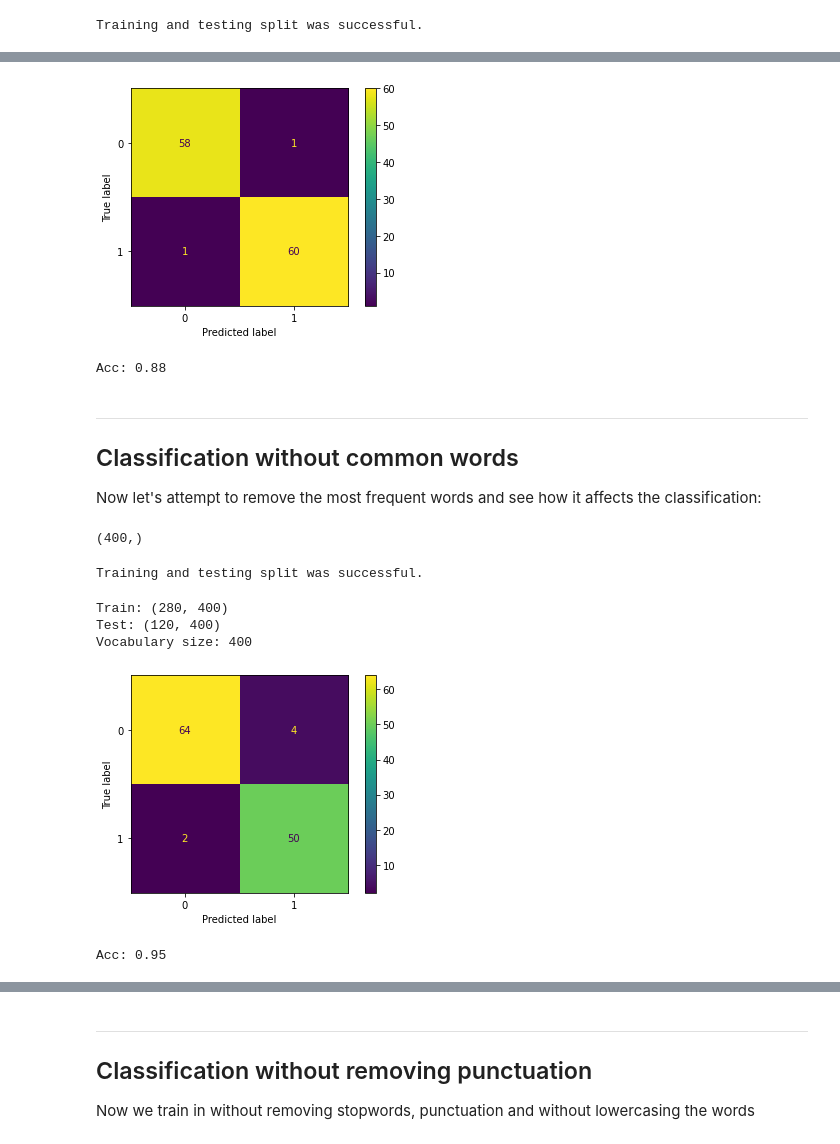
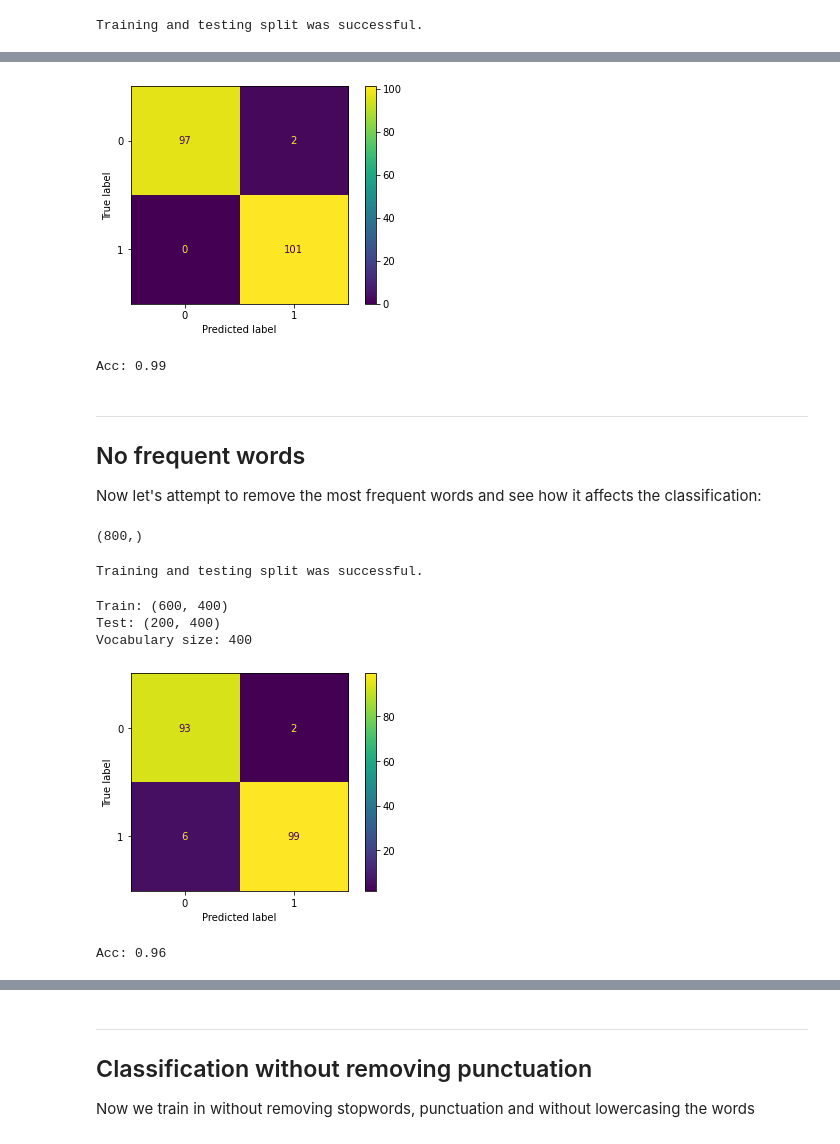
Before and after one commit to edgolyakova/DataScienceProj, a Jupyter notebook: Part 1.ipynb, the cells around one changed output, grey strips where cells are left out. Cells and saved outputs as stored; diff of their text form; code cells hidden in the pictures.

```diff
--- a/Part 1.ipynb
+++ b/Part 1.ipynb
@@ -758,23 +763,24 @@ from sklearn.svm import SVC
 
 svm_filtered = SVC(random_state=0)
 
-svm_filtered.fit(X_train_tf, Y_train)
+svm_filtered.fit(Xf_train_tf, Yf_train)
 
-Y_pred = svm_filtered.predict(X_test_tf)
+Yf_pred = svm_filtered.predict(Xf_test_tf)
 
-cm = confusion_matrix(Y_test, Y_pred, labels=clf.classes_)
+# Print out the confusion matrix
+cm = confusion_matrix(Yf_test, Yf_pred, labels=svm_filtered.classes_)
 disp = ConfusionMatrixDisplay(confusion_matrix=cm,
-                               display_labels=clf.classes_)
+                               display_labels=svm_filtered.classes_)
 disp.plot()
 plt.show()
 
-print("Acc:", accuracy_score(y_test, predictions))
+print("Acc:", accuracy_score(Yf_test, Yf_pred))
 # %% [output]
-[figure, old version]
+[figure, new version]
-Acc: 0.88
+Acc: 0.99
 # %% [markdown]
 __________________
-## Classification without common words
+## No frequent words
 
 Now let's attempt to remove the most frequent words and see how it affects the classification:
 # %%
@@ -793,11 +798,12 @@ X = [' '.join(tokens) for tokens in X]
-# %%
-Y = df_tokenized['labels_encoded']
-Y.shape
-# %% [output]
-(400,)
+# %%
+Xnf = list(Xnf.apply(lambda x: ' '.join(x)))
+# %%
+Ynf = data_df['labels_encoded']
+Ynf.shape
+# %% [output]
+(800,)
 # %%
-X_train, X_test, Y_train, Y_test = train_test_split(X,Y,
-                                                    test_size=0.30, random_state=0)
+Xnf_train, Xnf_test, Ynf_train, Ynf_test = train_test_split(Xnf, Ynf, random_state=10)
 
 # Success
 print("Training and testing split was successful.")
@@ -806,44 +812,43 @@ Training and testing split was successful.
 # %%
 tfidf_vectorizer = TfidfVectorizer(max_features=400,
                                    use_idf=True,
-                                   stop_words='english',
                                    ngram_range=(1, 2))
 
 # Fit the vectorizer to train and test data
-X_train_tf = tfidf_vectorizer.fit_transform(X_train)
-X_test_tf = tfidf_vectorizer.transform(X_test)
+Xnf_train_tf = tfidf_vectorizer.fit_transform(Xnf_train)
+Xnf_test_tf = tfidf_vectorizer.transform(Xnf_test)
 
 # Print the shape of the matrices X_train and X_test and the size of the vocabulary
-print('Train:', X_train_tf.shape)
-print('Test:', X_test_tf.shape)
+print('Train:', Xnf_train_tf.shape)
+print('Test:', Xnf_test_tf.shape)
 print("Vocabulary size:", len(tfidf_vectorizer.vocabulary_))
 # %% [output]
-Train: (280, 400)
-Test: (120, 400)
+Train: (600, 400)
+Test: (200, 400)
 Vocabulary size: 400
 # %%
 # Create a Perceptron object
 perc_no_freq = Perceptron(max_iter=5, tol=None, random_state=5)
 
-perc_no_freq.fit(X_train_tf, Y_train)
+perc_no_freq.fit(Xnf_train_tf, Ynf_train)
 
 # Test the model on the test data
-Y_pred = perc_no_freq.predict(X_test_tf)
+Ynf_pred = perc_no_freq.predict(Xnf_test_tf)
 
-cm = confusion_matrix(Y_test, Y_pred, labels=clf.classes_)
+cm = confusion_matrix(Ynf_test, Ynf_pred, labels=perc_no_freq.classes_)
 disp = ConfusionMatrixDisplay(confusion_matrix=cm,
-                               display_labels=clf.classes_)
+                               display_labels=perc_no_freq.classes_)
 
 disp.plot()
 plt.show()
 
 
 
 # Print accuracy
-print( "Acc:", accuracy_score( Y_test, Y_pred) )
+print("Acc:", accuracy_score(Ynf_test, Ynf_pred))
 # %% [output]
-[figure, old version]
+[figure, new version]
-Acc: 0.95
+Acc: 0.96
 # %%
 svm_no_freq = SVC(random_state=0)
 
```
Also changed, not shown: parts of 27 cells of this notebook, 3 other files.
